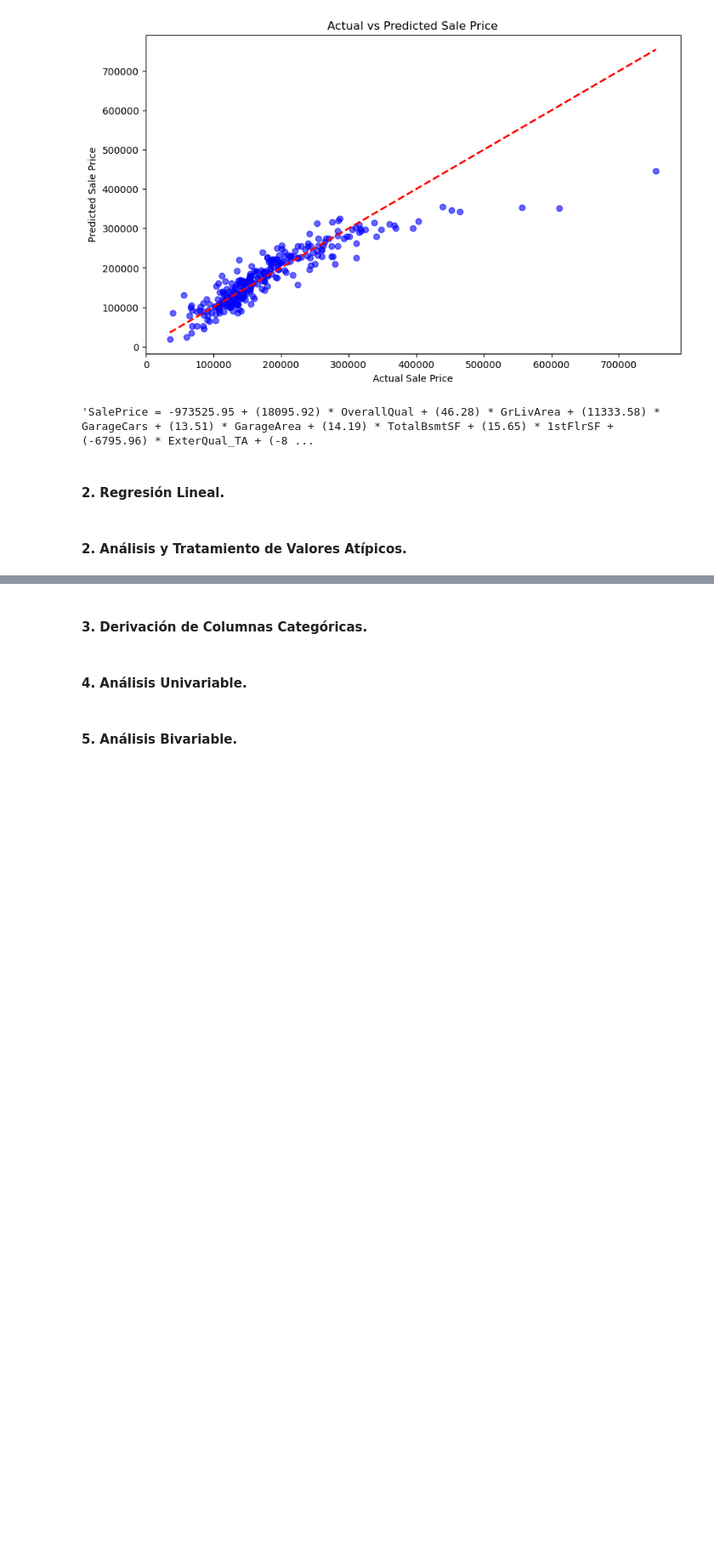
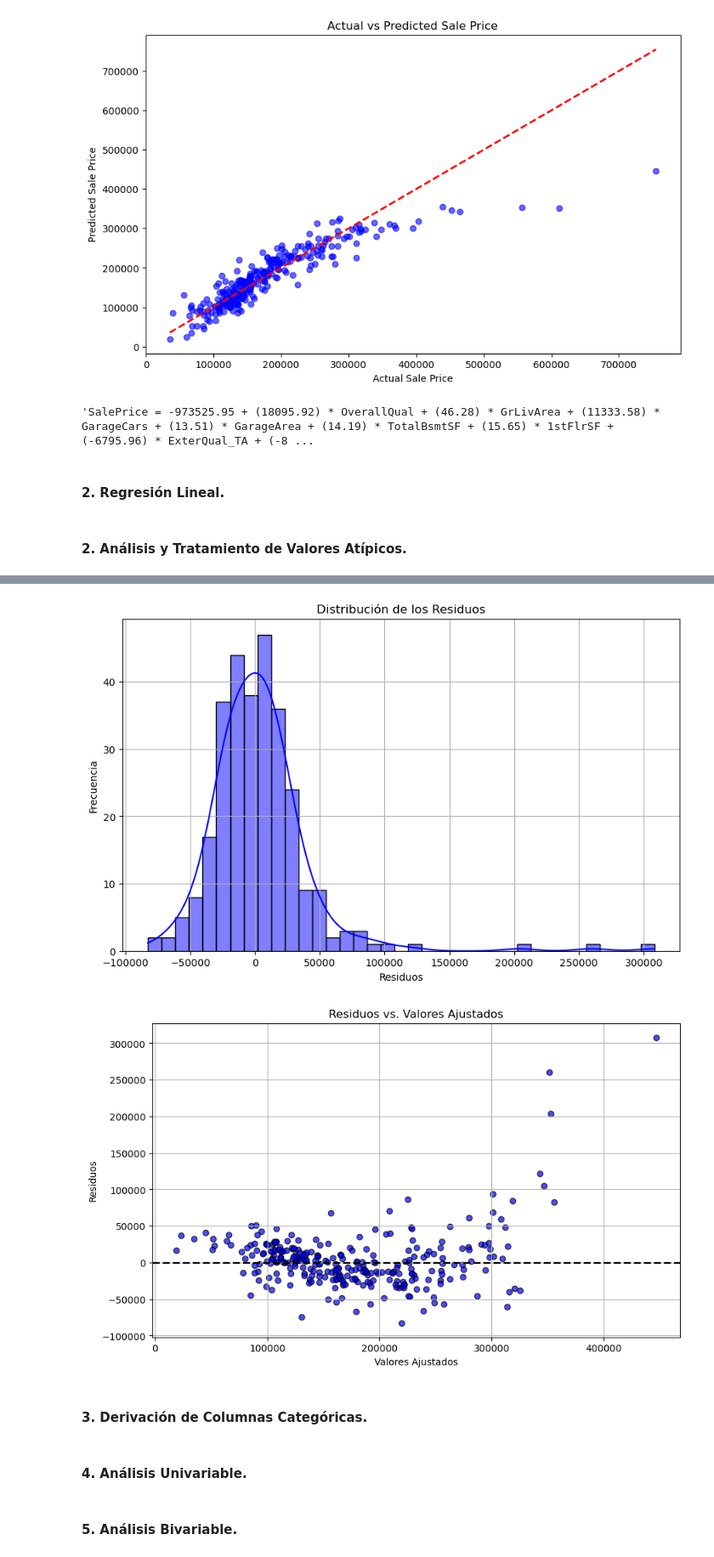
Before and after one commit to Grupo-A-Regression-and-Regularization/proyecto-1-regresion-avanzada, a Jupyter notebook: Proyecto - Regresión avanzada.ipynb, the cells around one changed output, grey strips where cells are left out. Shown at 85% size. Saved outputs shown, nothing was run; the diff lists cells and outputs as text; code cells hidden in the pictures; blank space fills up the shorter version.

```diff
--- a/Proyecto - Regresión avanzada.ipynb
+++ b/Proyecto - Regresión avanzada.ipynb
@@ -278,3 +337,26 @@ equation
+# %%
+# Distribución de los Residuos
+residuos = y_test - y_test_pred
+plt.figure(figsize=(10, 6))
+sns.histplot(residuos, kde=True, color='blue')
+plt.xlabel('Residuos')
+plt.ylabel('Frecuencia')
+plt.title('Distribución de los Residuos')
+plt.grid(True)
+plt.show()
+
+# Gráfica de Residuos vs. Valores Ajustados
+plt.figure(figsize=(10, 6))
+plt.scatter(y_test_pred, residuos, color='blue', edgecolor='k', alpha=0.7)
+plt.axhline(y=0, color='k', linestyle='--', lw=2)
+plt.xlabel('Valores Ajustados')
+plt.ylabel('Residuos')
+plt.title('Residuos vs. Valores Ajustados')
+plt.grid(True)
+plt.show()
+# %% [output]
+[figure, added]
+[figure, added]
 # %% [markdown]
 #### 3. Derivación de Columnas Categóricas.
 # %% [markdown]
```
Also changed, not shown: parts of 4 cells of this notebook.
